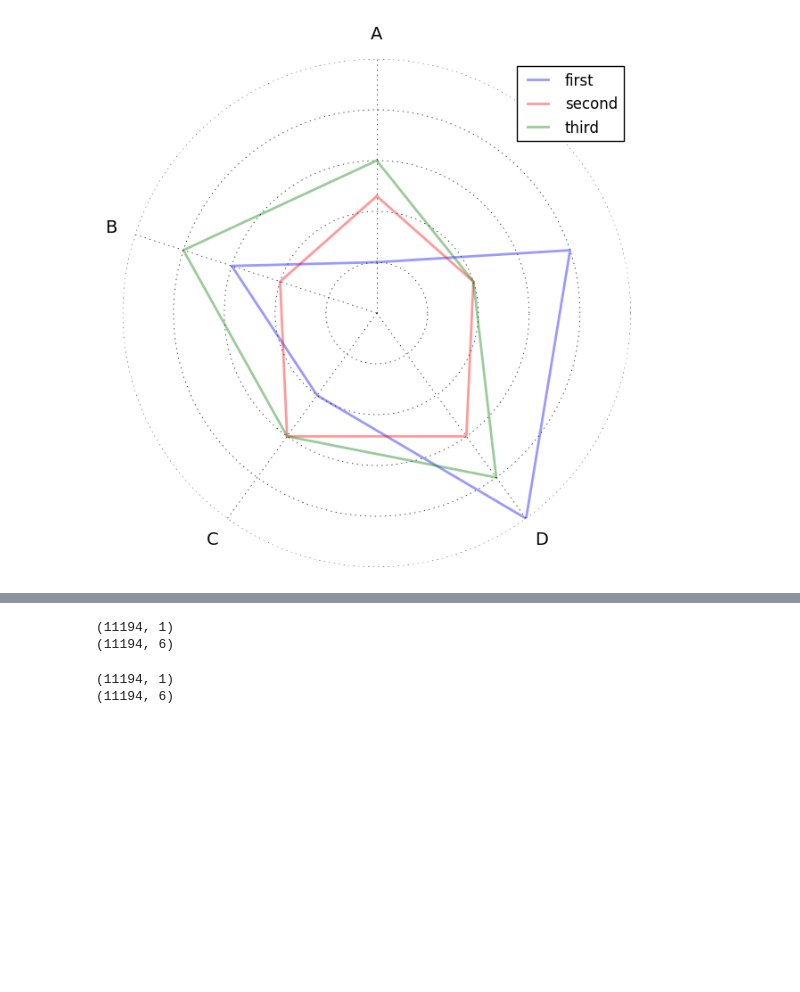
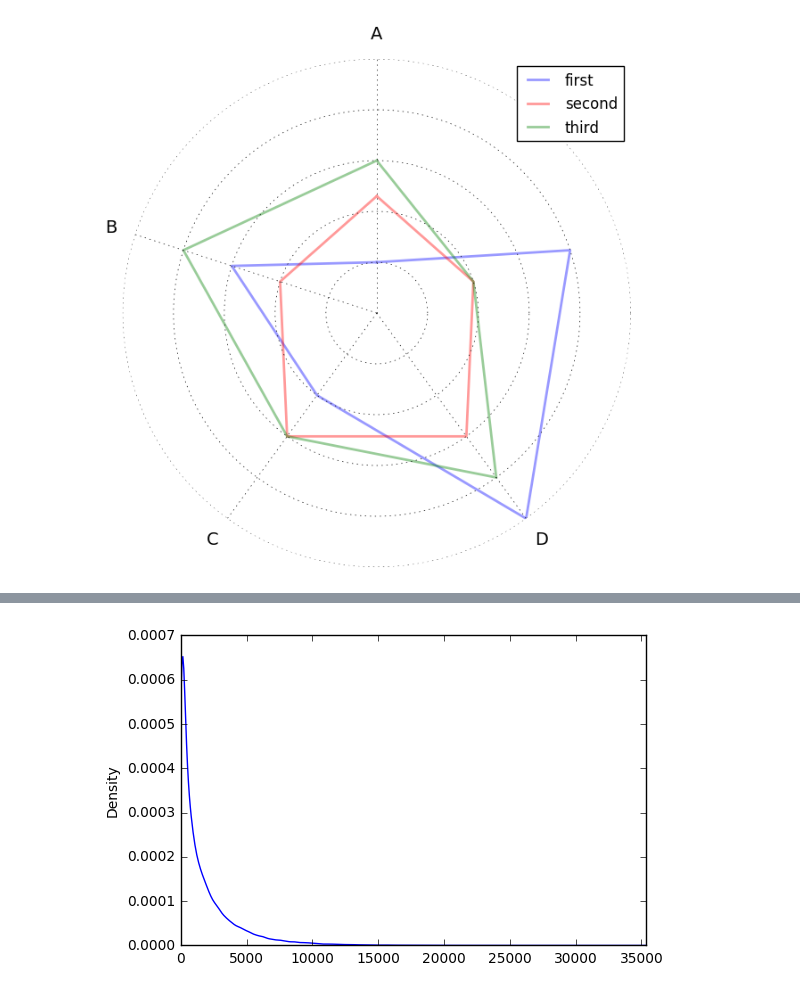
Before and after one commit to hernamesbarbara/r6stats, a Jupyter notebook: notebooks/Rainbow Six Siege.ipynb, the cells around one changed output, grey strips where cells are left out. Drawn from its saved outputs; the diff is of its cells as text; code cells hidden in the pictures; blank space fills up the shorter version.

```diff
--- a/notebooks/Rainbow Six Siege.ipynb
+++ b/notebooks/Rainbow Six Siege.ipynb
@@ -30,7 +31,3 @@ df.head(1).T
 | updated_at | 2017-03-19T14:38:46.011Z |
 | url | NaN |
 | username | LeoHJM |
-# %%
-stats_columns = df.columns[df.columns.str.contains('stats')]
-df_stats = df[stats_columns]
-df_stats.head(1).T
@@ -55,9 +33,0 @@ df_stats.head(1).T
-# %%
-df = df.head(20000)
-df_ps4 = df[df.platform=='ps4']
-df_pc = df[df.platform=='uplay']
-df_xbox = df[df.platform=='xone']
-
-print "{} ps4 players".format(len(df_ps4))
-print "{} pc players".format(len(df_pc))
-print "{} xbox players".format(len(df_xbox))
@@ -145,8 +86,9 @@ ps4_ranked_playtime = df.ix[ps4_ranked_stats.index, ['stats.ranked.playtime']]
+# %%
+xmin = ps4_ranked_stats['stats.ranked.kills'].min()
+xmax = ps4_ranked_stats['stats.ranked.kills'].max()
+ps4_ranked_stats['stats.ranked.kills'].plot(kind='density', xlim=(xmin, xmax))
+plt.show()
+# %% [output]
+[figure, added]
 # %%
 from sklearn import preprocessing
-# %%
-print ps4_ranked_playtime.shape
-print ps4_ranked_stats.shape
-# %% [output]
-(11194, 1)
-(11194, 6)
@@ -156,6 +94,0 @@ ps4_ranked_stats_norm = preprocessing.normalize(ps4_ranked_stats, axis=0)
-# %%
-print ps4_ranked_playtime_norm.shape
-print ps4_ranked_stats_norm.shape
-# %% [output]
-(11194, 1)
-(11194, 6)
```
Also changed, not shown: parts of 23 cells of this notebook.
